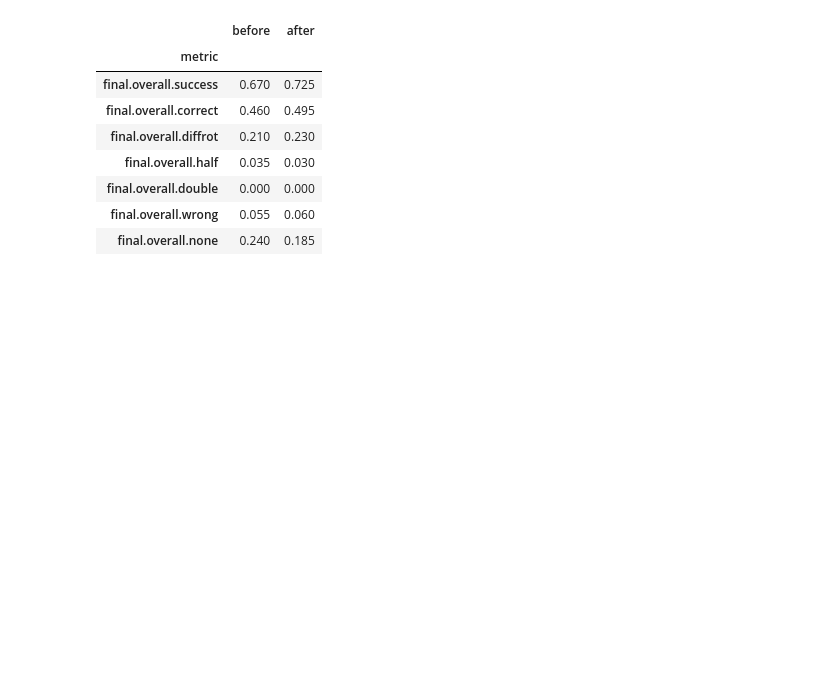
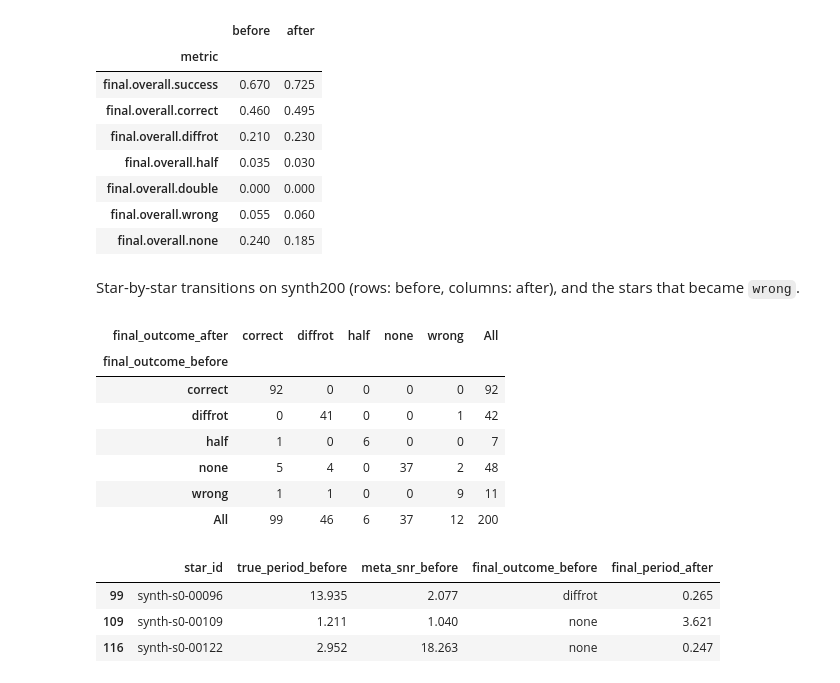
Before and after one commit to rae-holcomb/ss_redevelopment, a Jupyter notebook: reports/2026-10-13_acf-long-period-limit/notebook.ipynb, the cells around one changed output. Drawn from its saved outputs; the diff is of its cells as text; code cells hidden in the pictures; blank space fills up the shorter version.

```diff
--- a/reports/2026-10-13_acf-long-period-limit/notebook.ipynb
+++ b/reports/2026-10-13_acf-long-period-limit/notebook.ipynb
@@ -266,3 +275,25 @@ pd.DataFrame(rows, columns=["metric", "before", "after"]).set_index("metric").ro
 | final.overall.double | 0.000 | 0.000 |
 | final.overall.wrong | 0.055 | 0.060 |
 | final.overall.none | 0.240 | 0.185 |
+# %% [markdown]
+Star-by-star transitions on synth200 (rows: before, columns: after), and the
+stars that became `wrong`.
+# %%
+pb = pd.read_csv(D / "synth200_before_per_star.csv"); pa = pd.read_csv(D / "synth200_after_per_star.csv")
+m = pb.merge(pa, on="star_id", suffixes=("_before", "_after"))
+display(pd.crosstab(m.final_outcome_before, m.final_outcome_after, margins=True))
+w = m[(m.final_outcome_after == "wrong") & (m.final_outcome_before != "wrong")]
+w[["star_id", "true_period_before", "meta_snr_before", "final_outcome_before", "final_period_after"]].round(3)
+# %% [output]
+| final_outcome_after | correct | diffrot | half | none | wrong | All |
+| final_outcome_before |  |  |  |  |  |  |
+| correct | 92 | 0 | 0 | 0 | 0 | 92 |
+| diffrot | 0 | 41 | 0 | 0 | 1 | 42 |
+| half | 1 | 0 | 6 | 0 | 0 | 7 |
+| none | 5 | 4 | 0 | 37 | 2 | 48 |
+| wrong | 1 | 1 | 0 | 0 | 9 | 11 |
+| All | 99 | 46 | 6 | 37 | 12 | 200 |
+|  | star_id | true_period_before | meta_snr_before | final_outcome_before | final_period_after |
+| 99 | synth-s0-00096 | 13.935 | 2.077 | diffrot | 0.265 |
+| 109 | synth-s0-00109 | 1.211 | 1.040 | none | 3.621 |
+| 116 | synth-s0-00122 | 2.952 | 18.263 | none | 0.247 |
```
Also changed, not shown: parts of 7 cells of this notebook, 19 other files.
